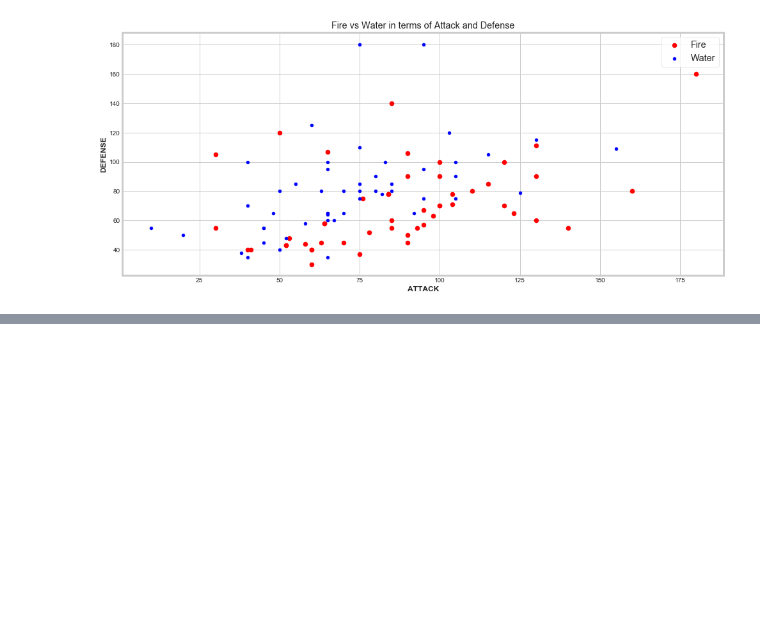
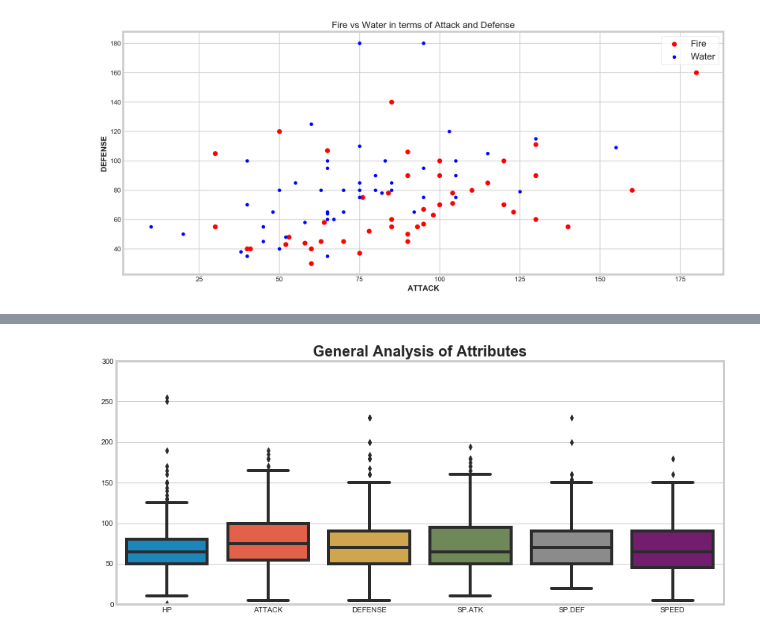
Before and after one commit to iamsumat/Pokemon-Dataset-EDA, a Jupyter notebook: PokemonEDA.ipynb, the cells around one changed output, grey strips where cells are left out. Cells and saved outputs as stored; diff of their text form; code cells hidden in the pictures; blank space fills up the shorter version.

```diff
--- a/PokemonEDA.ipynb
+++ b/PokemonEDA.ipynb
@@ -224,0 +273,10 @@ plt.show()
+# %%
+df2 = df.drop(['TOTAL','GENERATION','LEGENDARY','MEGA'],axis=1)
+# %%
+fig = plt.figure(figsize=(13,6))
+sns.boxplot(data=df2)
+plt.ylim(0,300)
+plt.title('General Analysis of Attributes',fontdict=font)
+plt.show()
+# %% [output]
+[figure, added]
```
Also changed, not shown: parts of 21 cells of this notebook.
